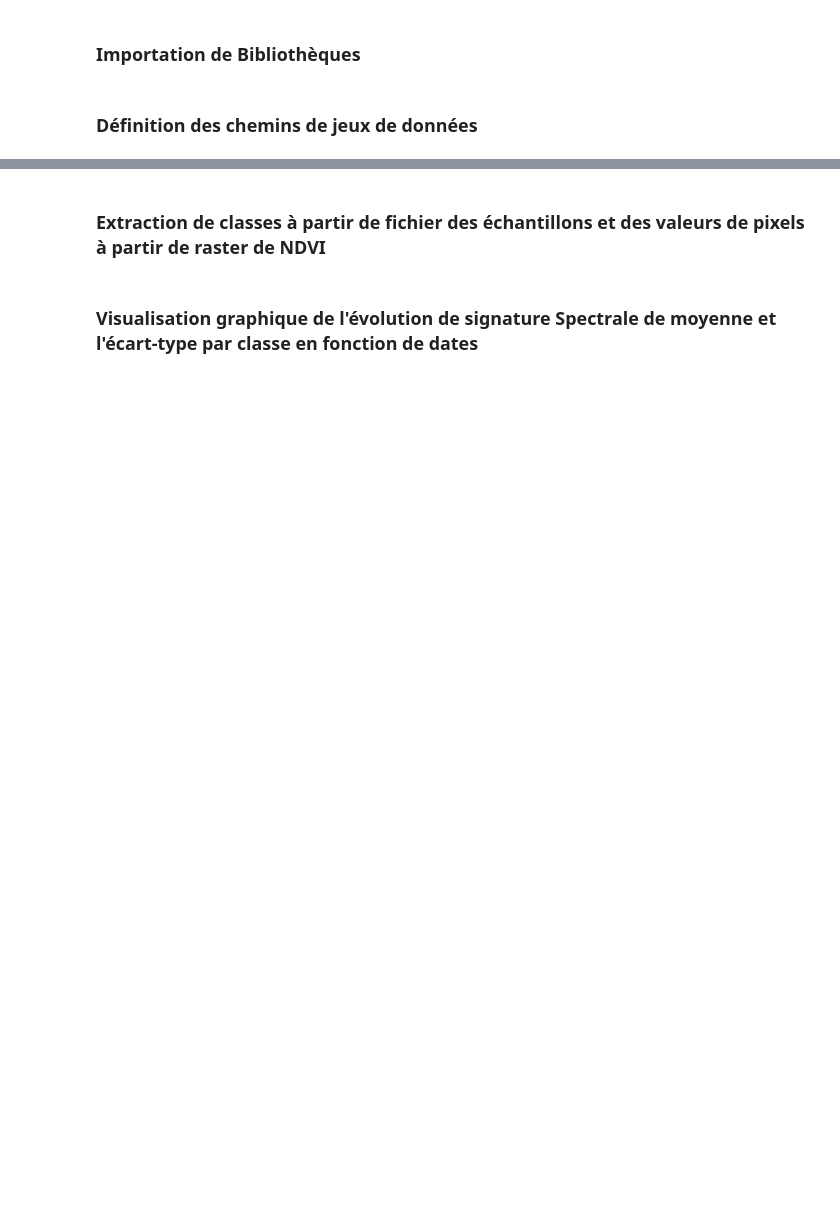
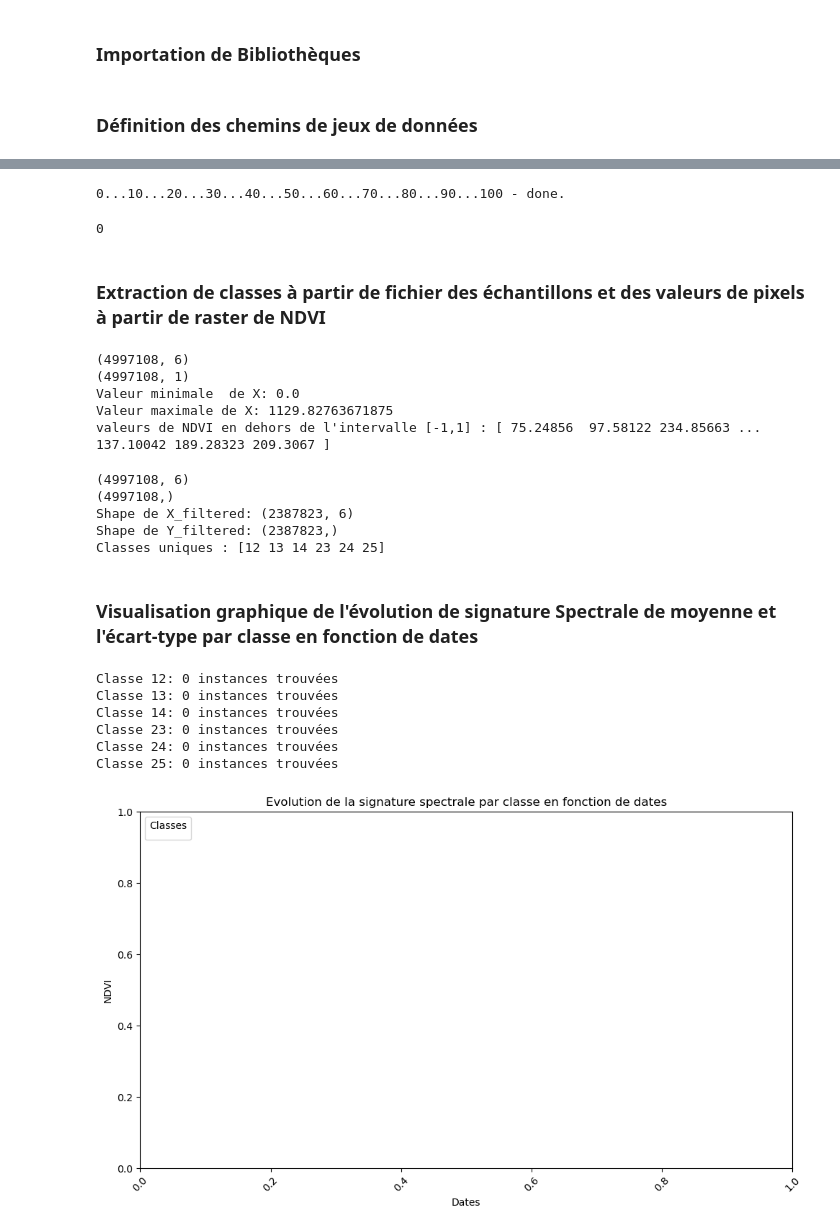
Before and after one commit to GabrielINRAe/Depot_Git, a Jupyter notebook: scripts/sample_analysis_temp_signuature2.ipynb, the cells around one changed output, grey strips where cells are left out. Drawn from its saved outputs; the diff is of its cells as text; code cells hidden in the pictures; blank space fills up the shorter version.

```diff
--- a/scripts/sample_analysis_temp_signuature2.ipynb
+++ b/scripts/sample_analysis_temp_signuature2.ipynb
@@ -18,6 +53,33 @@ image_filename = os.path.join(my_folder, 'img_pretraitees/Serie_temp_S2_ndvi.tif
+# %%
+# Rastérisation de la couche vecteur des échantillons
+sptial_resolution = 10
+xmin = 501127.9696999999
+ymin = 6240654.023599998
+xmax = 609757.9696999999
+ymax = 6314464.023599998
+
+# define command pattern to fill with paremeters
+cmd_pattern = ("gdal_rasterize -a {field_name} "
+               "-tr {sptial_resolution} {sptial_resolution} "
+               "-te {xmin} {ymin} {xmax} {ymax} -ot Byte -of GTiff "
+               "{in_vector} {out_image}")
+
+# fill the string with the parameter thanks to format function
+cmd = cmd_pattern.format(in_vector=in_vector, xmin=xmin, ymin=ymin, xmax=xmax,
+                         ymax=ymax, out_image=out_image, field_name=field_name,
+                         sptial_resolution=sptial_resolution)
+
+# execute the command in the terminal
+os.system(cmd)
+# %% [output]
+0...10...20...30...40...50...60...70...80...90...100 - done.
+0
 # %% [markdown]
 ### Extraction de classes  à partir de fichier des échantillons et des valeurs de pixels à partir de raster de NDVI
 # %%
+my_folder = '/home/onyxia/work/Depot_Git/results/data'
+sample_filename = os.path.join(my_folder, 'sample/Sample_BD_foret_T31TCJ_v2.tif')
+image_filename = os.path.join(my_folder, 'img_pretraitees/Serie_temp_S2_ndvi.tif')
 X, Y, t = cla.get_samples_from_roi(image_filename, sample_filename)
 print(X.shape)
 print(Y.shape)
@@ -33,9 +95,15 @@ if len(out_of_range) > 0:
     print(f"valeurs de NDVI en dehors de l'intervalle [-1,1] : {out_of_range}")
 else:
     print("Pas de valeur de NDVI en dehors de l'intervalle [-1,1]")
+# %% [output]
+(4997108, 6)
+(4997108, 1)
+Valeur minimale  de X: 0.0
+Valeur maximale de X: 1129.82763671875
+valeurs de NDVI en dehors de l'intervalle [-1,1] : [ 75.24856  97.58122 234.85663 ... 137.10042 189.28323 209.3067 ]
 # %%
 # Convertion de matrice de label dans la bonne format
-Y = Y.flatten()  # Convierte Y de (4997108, 1) a (4997108,)
+Y = Y.flatten()  # Convertion Y de (4997108, 1) à (4997108,)
 
 # Vérification de la taille de matrice de labels et la matrice des valeurs de NDVI pour le six dates
 print(X.shape)  # (4997108, 6)
@@ -55,43 +123,67 @@ print("Shape de X_filtered:", X_filtered.shape)
 print("Shape de Y_filtered:", Y_filtered.shape)
 
 # Vérification des classes présentes après filtrage
-unique_classes_in_y = np.unique(Y)
+unique_classes_in_y = np.unique(Y_filtered)
 print(f"Classes uniques : {unique_classes_in_y}")
+# %% [output]
+(4997108, 6)
+(4997108,)
+Shape de X_filtered: (2387823, 6)
+Shape de Y_filtered: (2387823,)
+Classes uniques : [12 13 14 23 24 25]
 # %% [markdown]
 ### Visualisation graphique de l'évolution de signature Spectrale de moyenne et l'écart-type par classe en fonction de dates
 # %%
 # Liste de dates
 dates = ['2023-01-01', '2023-03-01', '2023-05-01', '2023-07-01', '2023-09-01', '2023-11-01']
-
-# Coleurs choisis pour chaque classe
+# Couleurs choisies pour chaque classe
 colors = ['tan', 'palegreen', 'limegreen', 'darkgreen', 'lightblue', 'orange']
 # Liste de Labels
-class_names = ['Chêne', 'Robinier', 'Peupleraie', 'Douglas', 'Pin laricio ou pin noir', 'Pin maritime']
+class_names = ['Chêne', 'Robinier', 'Peupleraie', 'Douglas', 'Pin_laricio_ou_pin_noir', 'Pin_maritime']
 
-# Préparation de fênetre graphique
+# Préparation de la fenêtre graphique
 fig, ax = plt.subplots(figsize=(10, 6))
 
-# Parcourir la liste de code de classes et calculer pour chaque classse la valeur moyenne et l'écart-type pour chaque date
+# Parcourir les classes
 for idx, code in enumerate(codes_of_interest):
+    # Vérifier les données pour chaque classe
     X_class = X_filtered[Y_filtered == code]
+    print(f"Classe {code}: {X_class.shape[0]} instances trouvées")
 
     if X_class.shape[0] > 0:
-        # Calcul de moyenne et d'écart-type de NDVI
+        # Calculer moyenne et écart-type
         means = X_class.mean(axis=0)
         stds = X_class.std(axis=0)
 
+        # Vérifier les valeurs calculées
+        print(f"Classe {code}: Moyennes {means}, Écart-types {stds}")
+
+        # Vérification des indices
+        assert idx < len(colors), f"Indice {idx} dépasse la taille de 'colors'"
+        assert idx < len(class_names), f"Indice {idx} dépasse la taille de 'class_names'"
+
+        # Tracer les moyennes et intervalles
         ax.plot(dates, means, color=colors[idx], label=class_names[idx])
         ax.fill_between(dates, means - stds, means + stds, color=colors[idx], alpha=0.3)
 
 # Configurer les étiquettes et le graphique
 ax.set_xlabel('Dates')
 ax.set_ylabel('NDVI')
 ax.set_title('Evolution de la signature spectrale par classe en fonction de dates')
 
-ax.set_ylim(0, 1)
+# Supprimer temporairement la limite pour tester
+ax.set_ylim(None)
 
 ax.legend(title="Classes", loc='upper left')
 
 plt.xticks(rotation=45)
 plt.tight_layout()
 plt.show()
+# %% [output]
+Classe 12: 0 instances trouvées
+Classe 13: 0 instances trouvées
+Classe 14: 0 instances trouvées
+Classe 23: 0 instances trouvées
+Classe 24: 0 instances trouvées
+Classe 25: 0 instances trouvées
+[figure, added]
```
Also changed, not shown: parts of 3 cells of this notebook, 5 other files.
